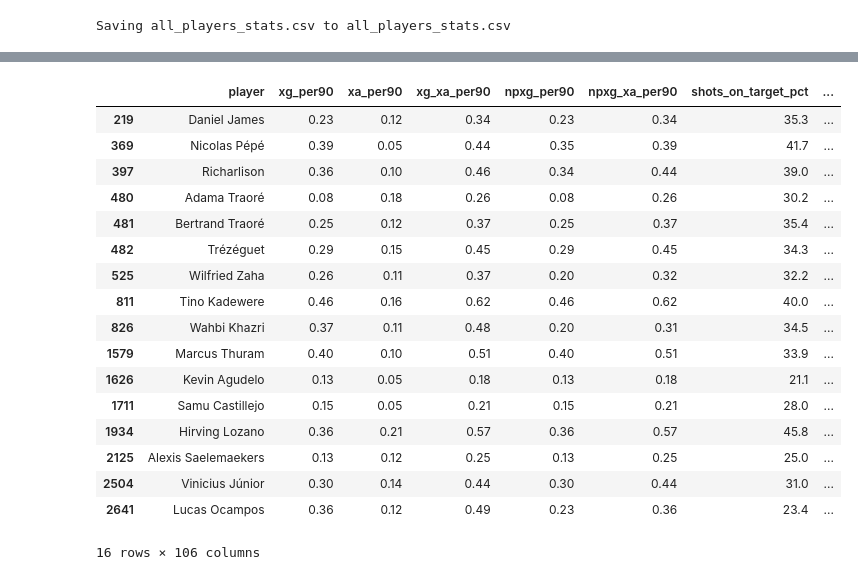
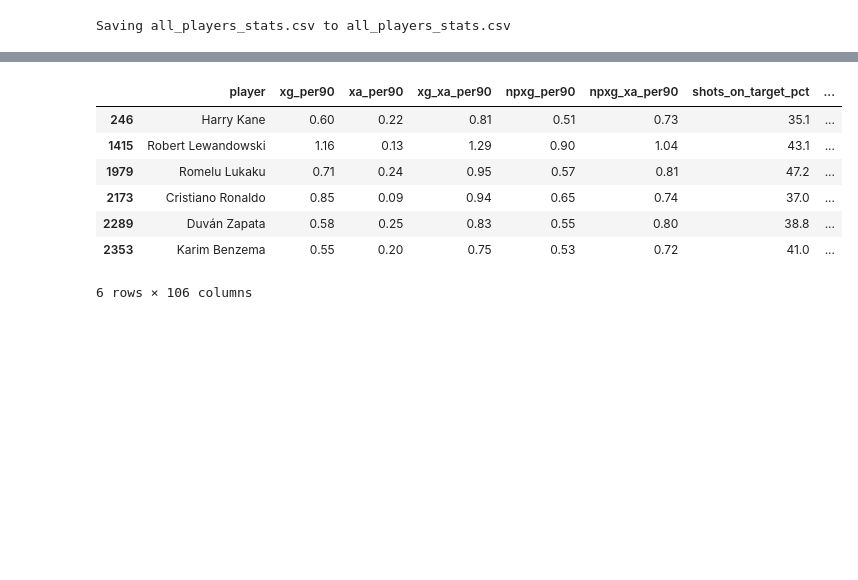
Before and after one commit to shreyansh273/Football-Scouting, a Jupyter notebook: Player_clustering.ipynb, the cells around one changed output, grey strips where cells are left out. Saved outputs shown, nothing was run; the diff lists cells and outputs as text; code cells hidden in the pictures; blank space fills up the shorter version.

```diff
--- a/Player_clustering.ipynb
+++ b/Player_clustering.ipynb
@@ -21,0 +27,4 @@ player_stats.drop("Unnamed: 0", axis=1, inplace=True)
+# %%
+player_value = pd.read_csv("players_value.csv")
+player_value.drop("Unnamed: 0", axis=1, inplace=True)
+player_value.head(1)
@@ -21,0 +34,3 @@ player_stats.drop("Unnamed: 0", axis=1, inplace=True)
+# %%
+player_stats = player_stats.merge(player_value, how='left', left_on="player", right_on="Name").drop(["Name","Age"], axis=1)
+player_stats.head(1)
@@ -35,6 +61,6 @@ player_stats.describe()
 # %%
 player_stats2 = player_stats.copy()
-cols = player_stats2.columns[26:len(player_stats2.columns)-2]
+cols = player_stats2.columns[26:len(player_stats2.columns)-4]
 for i in range(len(cols)):
   if ('per90' in cols[i]) or ('pct' in cols[i]):
     continue
@@ -68,6 +84,6 @@ array([ 26,  27,  28,  29,  30,  31,  32,  33,  34,  35,  36,  37,  38,
 # %%
 req_cols = ["player"]+player_stats2.columns[np.arange(26,len(player_stats2.columns))].tolist()
-req_cols.remove("League")
-forwards_cluster_data = player_stats2.loc[player_stats2.position == "FW", req_cols]
-forwards_cluster_data.head(1)
+req_cols = [i for i in req_cols if i not in ["League","Field Position", "Market Value (Millions)"]]
+forwards_cluster_data = player_stats2.loc[player_stats2["Field Position"] == "Centre-Forward", req_cols]
+forwards_cluster_data.shape
 # %% [output]
@@ -153,24 +171,14 @@ forwards_cluster_data.groupby(["cluster_8"])['xg_per90', 'xa_per90','shots_total
 # %%
-forwards_cluster_data[forwards_cluster_data.cluster_8==4]
+forwards_cluster_data[forwards_cluster_data.cluster_10==1]
 # %% [output]
 |  | player | xg_per90 | xa_per90 | xg_xa_per90 | npxg_per90 | npxg_xa_per90 | shots_on_target_pct | ... |
-| 219 | Daniel James | 0.23 | 0.12 | 0.34 | 0.23 | 0.34 | 35.3 | ... |
-| 369 | Nicolas Pépé | 0.39 | 0.05 | 0.44 | 0.35 | 0.39 | 41.7 | ... |
-| 397 | Richarlison | 0.36 | 0.10 | 0.46 | 0.34 | 0.44 | 39.0 | ... |
-| 480 | Adama Traoré | 0.08 | 0.18 | 0.26 | 0.08 | 0.26 | 30.2 | ... |
-| 481 | Bertrand Traoré | 0.25 | 0.12 | 0.37 | 0.25 | 0.37 | 35.4 | ... |
-| 482 | Trézéguet | 0.29 | 0.15 | 0.45 | 0.29 | 0.45 | 34.3 | ... |
-| 525 | Wilfried Zaha | 0.26 | 0.11 | 0.37 | 0.20 | 0.32 | 32.2 | ... |
-| 811 | Tino Kadewere | 0.46 | 0.16 | 0.62 | 0.46 | 0.62 | 40.0 | ... |
-| 826 | Wahbi Khazri | 0.37 | 0.11 | 0.48 | 0.20 | 0.31 | 34.5 | ... |
-| 1579 | Marcus Thuram | 0.40 | 0.10 | 0.51 | 0.40 | 0.51 | 33.9 | ... |
-| 1626 | Kevin Agudelo | 0.13 | 0.05 | 0.18 | 0.13 | 0.18 | 21.1 | ... |
-| 1711 | Samu Castillejo | 0.15 | 0.05 | 0.21 | 0.15 | 0.21 | 28.0 | ... |
-| 1934 | Hirving Lozano | 0.36 | 0.21 | 0.57 | 0.36 | 0.57 | 45.8 | ... |
-| 2125 | Alexis Saelemaekers | 0.13 | 0.12 | 0.25 | 0.13 | 0.25 | 25.0 | ... |
-| 2504 | Vinicius Júnior | 0.30 | 0.14 | 0.44 | 0.30 | 0.44 | 31.0 | ... |
-| 2641 | Lucas Ocampos | 0.36 | 0.12 | 0.49 | 0.23 | 0.36 | 23.4 | ... |
+| 246 | Harry Kane | 0.60 | 0.22 | 0.81 | 0.51 | 0.73 | 35.1 | ... |
+| 1415 | Robert Lewandowski | 1.16 | 0.13 | 1.29 | 0.90 | 1.04 | 43.1 | ... |
+| 1979 | Romelu Lukaku | 0.71 | 0.24 | 0.95 | 0.57 | 0.81 | 47.2 | ... |
+| 2173 | Cristiano Ronaldo | 0.85 | 0.09 | 0.94 | 0.65 | 0.74 | 37.0 | ... |
+| 2289 | Duván Zapata | 0.58 | 0.25 | 0.83 | 0.55 | 0.80 | 38.8 | ... |
+| 2353 | Karim Benzema | 0.55 | 0.20 | 0.75 | 0.53 | 0.72 | 41.0 | ... |
-16 rows × 106 columns
+6 rows × 106 columns
 # %%
 player_stats2 = player_stats2.merge(forwards_cluster_data[["player","cluster_8"]], how='left', on="player")
 # %%
```
Also changed, not shown: parts of 15 cells of this notebook.
